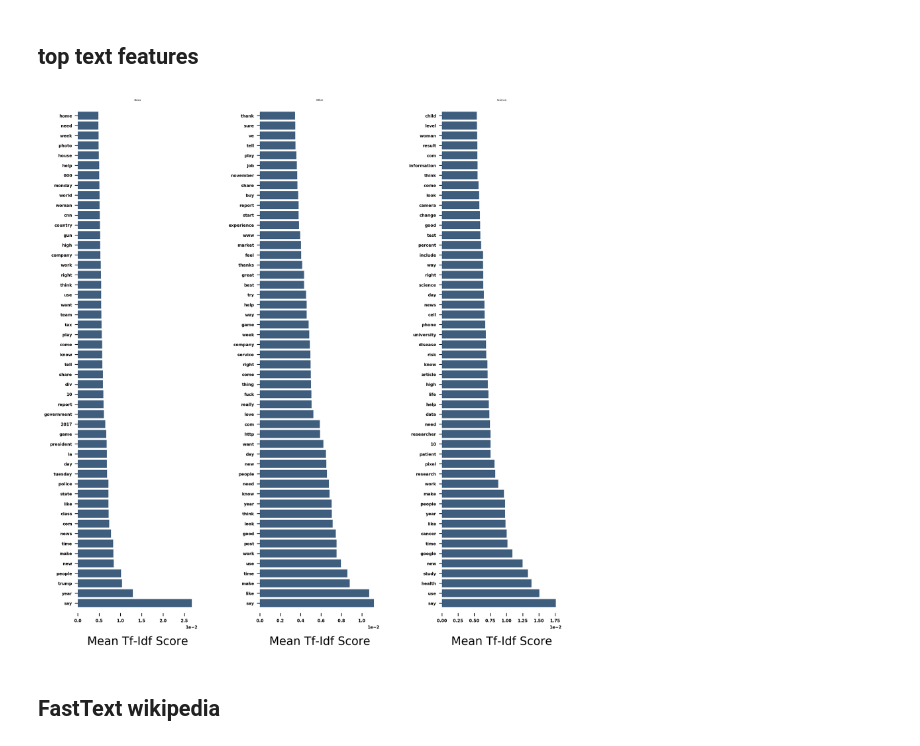
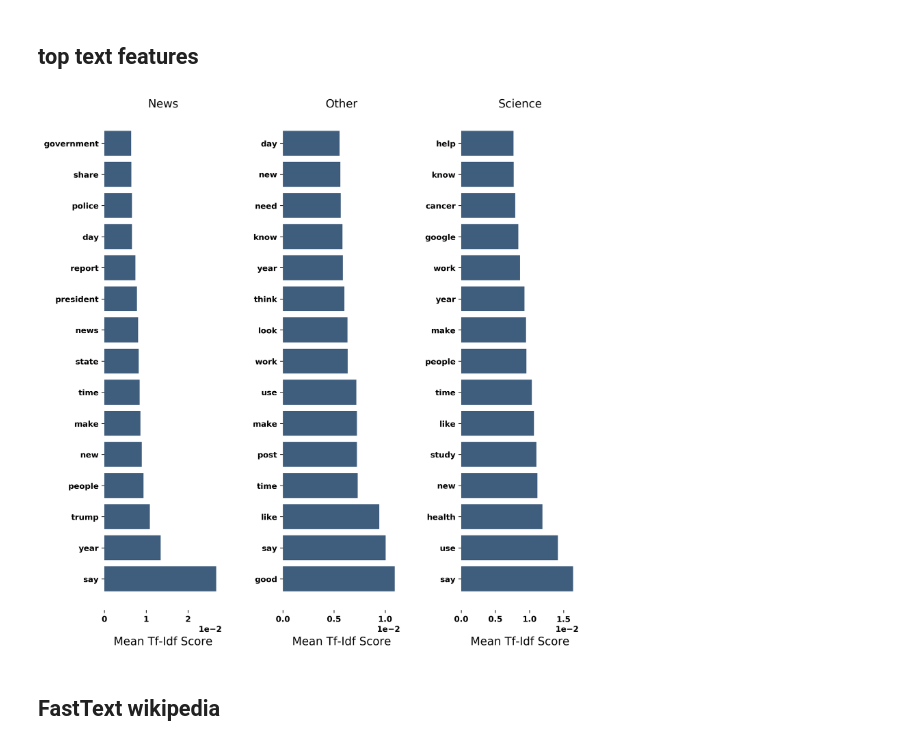
Before and after one commit to LeoWirz/SciNewsClassification, a Jupyter notebook: Code/data_training.ipynb, the cells around one changed output. Saved outputs shown, nothing was run; the diff lists cells and outputs as text; code cells hidden in the pictures.

```diff
--- a/Code/data_training.ipynb
+++ b/Code/data_training.ipynb
@@ -305,10 +330,10 @@ X_text_features_tdidf.shape
 # %% [markdown]
 ## top text features
 # %%
-dfs = top_feats_by_class(X_text_features_tdidf, target, feat_names, top_n=50)
+dfs = top_feats_by_class(X_text_features_tdidf, target, feat_names, top_n=15)
 plot_tfidf_classfeats_h(dfs)
 # %% [output]
-[figure, old version]
+[figure, new version]
 # %% [markdown]
 ## FastText wikipedia
 # %%
```
Also changed, not shown: parts of 14 cells of this notebook, 3 other files.
